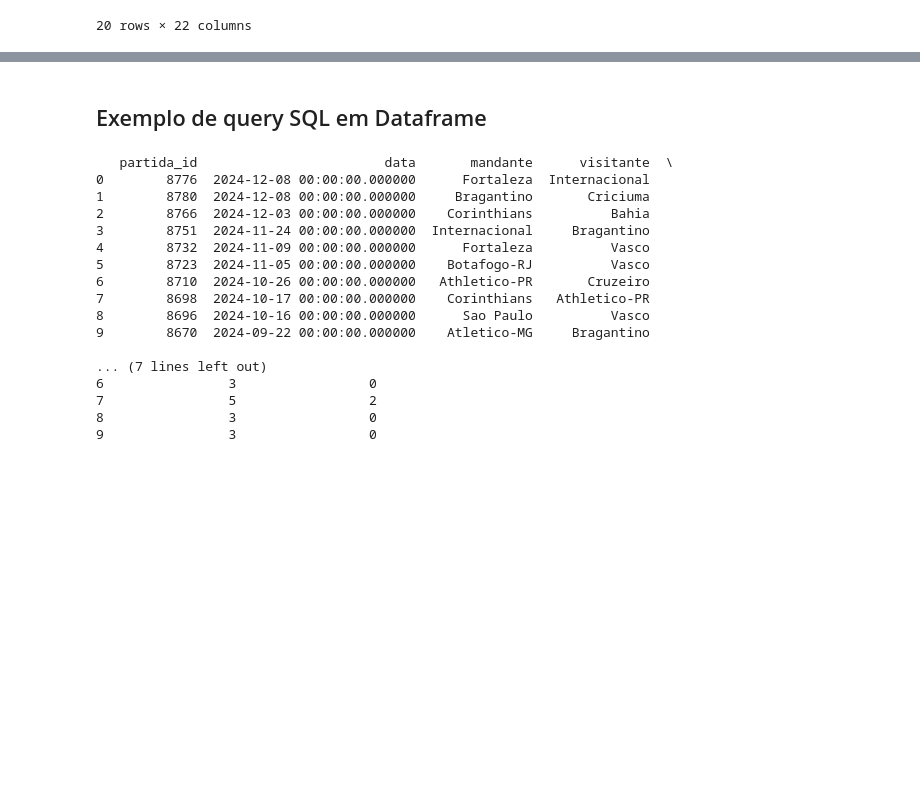
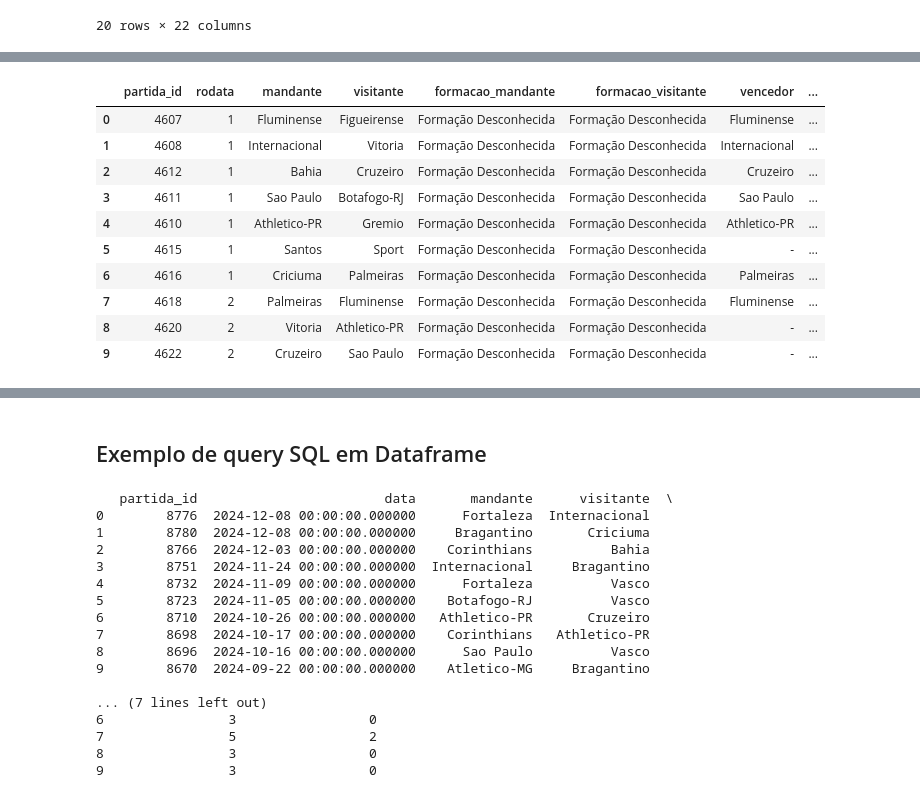
Before and after one commit to ailujana/desafio-data-analysis, a Jupyter notebook: example.ipynb, the cells around one changed output, grey strips where cells are left out. Saved outputs shown, nothing was run; the diff lists cells and outputs as text; code cells hidden in the pictures; blank space fills up the shorter version.

```diff
--- a/example.ipynb
+++ b/example.ipynb
@@ -401,0 +416,43 @@ pd.concat(amostras_pos_limpeza, axis=0, names=["Tabela", "Linha"])
+# %%
+# Para não perder a referência de qual clube é mandante ou visitante, vamos manter as colunas de mandante e visitante
+pd.set_option("display.max_columns", None)
+
+# Junta estatísticas de mandante
+estatisticas_mandante = df_estatisticas_filtrado.merge(
+    df_full_filtrado[["partida_id", "mandante"]],
+    how="inner",
+    left_on=["partida_id", "clube"],
+    right_on=["partida_id", "mandante"]
+).drop(columns=["mandante"])
+
+# Junta estatísticas de visitante
+estatisticas_visitante = df_estatisticas_filtrado.merge(
+    df_full_filtrado[["partida_id", "visitante"]],
+    how="inner",
+    left_on=["partida_id", "clube"],
+    right_on=["partida_id", "visitante"]
+).drop(columns=["visitante"])
+
+estatisticas_mandante = estatisticas_mandante.add_prefix("mandante_")
+estatisticas_mandante.rename(columns={"mandante_partida_id": "partida_id"}, inplace=True)
+
+estatisticas_visitante = estatisticas_visitante.add_prefix("visitante_")
+estatisticas_visitante.rename(columns={"visitante_partida_id": "partida_id"}, inplace=True)
+#É a mesma partida_id.
+
+df_partidas_estatisticas = df_full_filtrado.merge(estatisticas_mandante, on="partida_id", how="inner")
+df_partidas_estatisticas = df_partidas_estatisticas.merge(estatisticas_visitante, on="partida_id", how="inner")
+
+df_partidas_estatisticas.head(10)
+# %% [output]
+|  | partida_id | rodata | mandante | visitante | formacao_mandante | formacao_visitante | vencedor | ... |
+| 0 | 4607 | 1 | Fluminense | Figueirense | Formação Desconhecida | Formação Desconhecida | Fluminense | ... |
+| 1 | 4608 | 1 | Internacional | Vitoria | Formação Desconhecida | Formação Desconhecida | Internacional | ... |
+| 2 | 4612 | 1 | Bahia | Cruzeiro | Formação Desconhecida | Formação Desconhecida | Cruzeiro | ... |
+| 3 | 4611 | 1 | Sao Paulo | Botafogo-RJ | Formação Desconhecida | Formação Desconhecida | Sao Paulo | ... |
+| 4 | 4610 | 1 | Athletico-PR | Gremio | Formação Desconhecida | Formação Desconhecida | Athletico-PR | ... |
+| 5 | 4615 | 1 | Santos | Sport | Formação Desconhecida | Formação Desconhecida | - | ... |
+| 6 | 4616 | 1 | Criciuma | Palmeiras | Formação Desconhecida | Formação Desconhecida | Palmeiras | ... |
+| 7 | 4618 | 2 | Palmeiras | Fluminense | Formação Desconhecida | Formação Desconhecida | Fluminense | ... |
+| 8 | 4620 | 2 | Vitoria | Athletico-PR | Formação Desconhecida | Formação Desconhecida | - | ... |
+| 9 | 4622 | 2 | Cruzeiro | Sao Paulo | Formação Desconhecida | Formação Desconhecida | - | ... |
```
Also changed, not shown: parts of 2 cells of this notebook.
